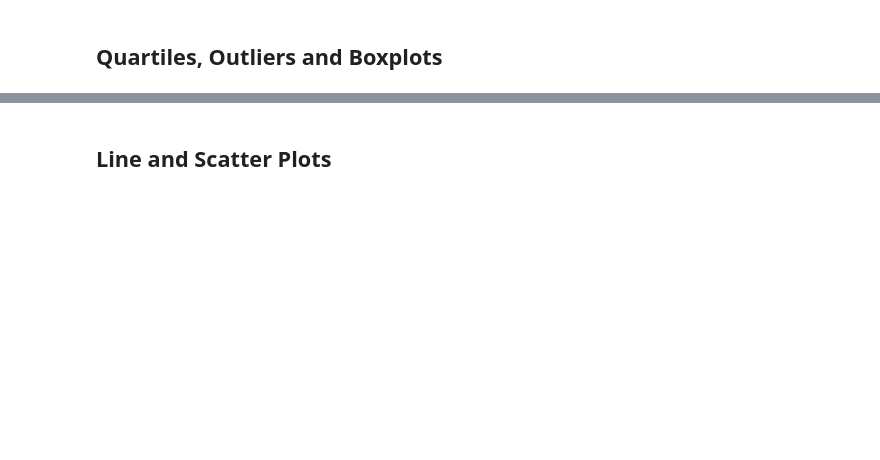
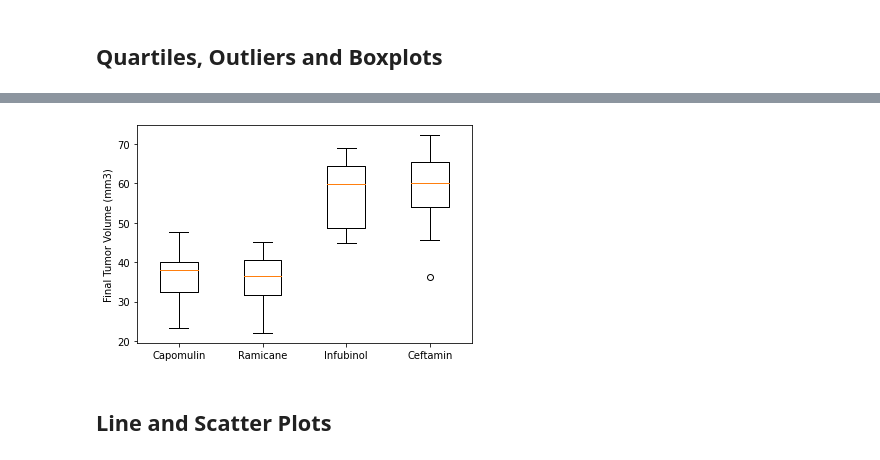
Before and after one commit to ttoffey/MatPlotLib_Challenge, a Jupyter notebook: main_py.ipynb, the cells around one changed output, grey strips where cells are left out. Cells and saved outputs as stored; diff of their text form; code cells hidden in the pictures; blank space fills up the shorter version.

```diff
--- a/main_py.ipynb
+++ b/main_py.ipynb
@@ -246,3 +224,13 @@ Name: Mouse ID, dtype: int64
 
 
 # Merge this group df with the original dataframe to get the tumor volume at the last timepoint
+df.head(25)
+tumor_volume = df[["Mouse ID", "Drug Regimen", "Timepoint", "Tumor Volume (mm3)"]]
+timepoints_group = tumor_volume.groupby("Mouse ID")
+max_timepoints = timepoints_group["Timepoint"].max()
+max_timepoints.to_frame()
+max_timepoints=max_timepoints.reset_index()
+max_timepoints
+
+tumor_volume = pd.merge(max_timepoints, tumor_volume, on=["Mouse ID", "Timepoint"])
+tumor_volume
@@ -275,0 +251,24 @@ Calculate the quartiles and IQR and quantitatively determine if there are any po
+# %%
+drugs = ["Capomulin", "Ramicane", "Ketapril", "Naftisol", "Zoniferol", "Placebo", "Stelasyn", "Ceftamin","Infubinol", "Propriva"]
+drugs
+select_drug_values = []
+tumor_volume_sorted_df = tumor_volume.sort_values(by=["Drug Regimen", "Tumor Volume (mm3)"])
+for drug in drugs:
+    drug_df = tumor_volume_sorted_df.loc[tumor_volume_sorted_df['Drug Regimen']==drug]
+    quartiles = drug_df['Tumor Volume (mm3)'].quantile([.25,.5,.75])
+    lowerq = quartiles[0.25]
+    upperq = quartiles[0.75]
+    iqr = upperq-lowerq
+    print(f"IQR for {drug} is {iqr}.")
+    lower_bound = lowerq - (1.5*iqr)
+    upper_bound = upperq + (1.5*iqr)
+    print(f"Values below {lower_bound} could be outliers.")
+    print(f"Values above {upper_bound} could be outliers.")
+    if drug == "Capomulin":
+        select_drug_values.append(drug_df["Tumor Volume (mm3)"])
+    if drug == "Ramicane":
+        select_drug_values.append(drug_df["Tumor Volume (mm3)"])
+    if drug == "Infubinol":
+        select_drug_values.append(drug_df["Tumor Volume (mm3)"])
+    if drug == "Ceftamin":
+        select_drug_values.append(drug_df["Tumor Volume (mm3)"])
@@ -276,2 +293,15 @@ Calculate the quartiles and IQR and quantitatively determine if there are any po
+# %%
+
+
+fig, ax = plt.subplots()
+plt.boxplot(select_drug_values)
+
+
+plt.ylabel('Final Tumor Volume (mm3)')
+plt.xticks([1, 2, 3, 4], ['Capomulin', 'Ramicane', 'Infubinol', 'Ceftamin'])
+
+plt.show()
+# %% [output]
+[figure, added]
 # %% [markdown]
 ## Line and Scatter Plots
```
Also changed, not shown: parts of 22 cells of this notebook.
